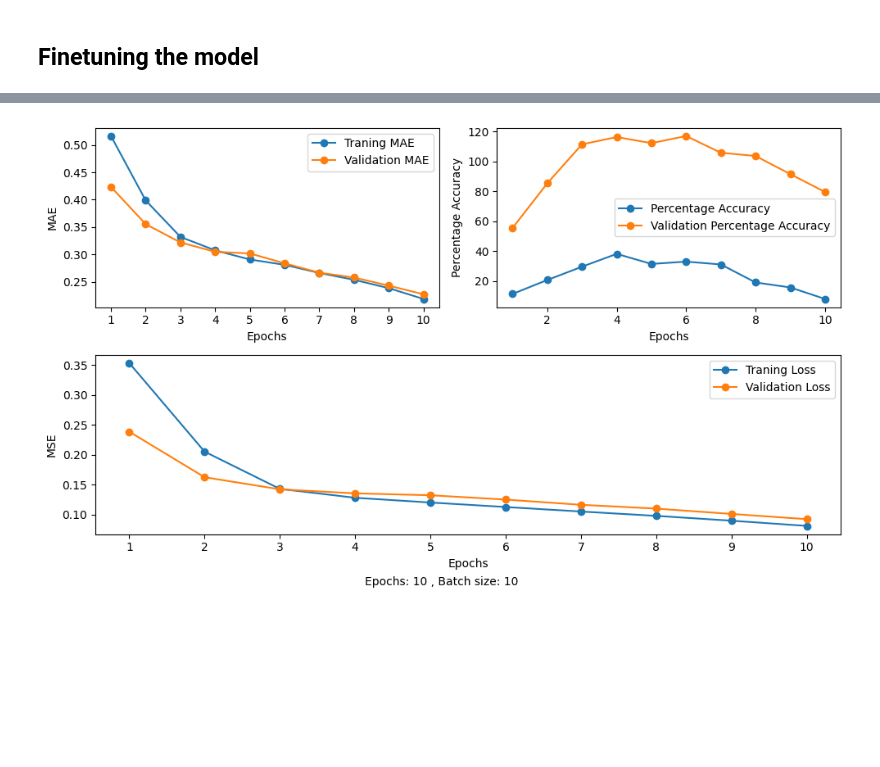
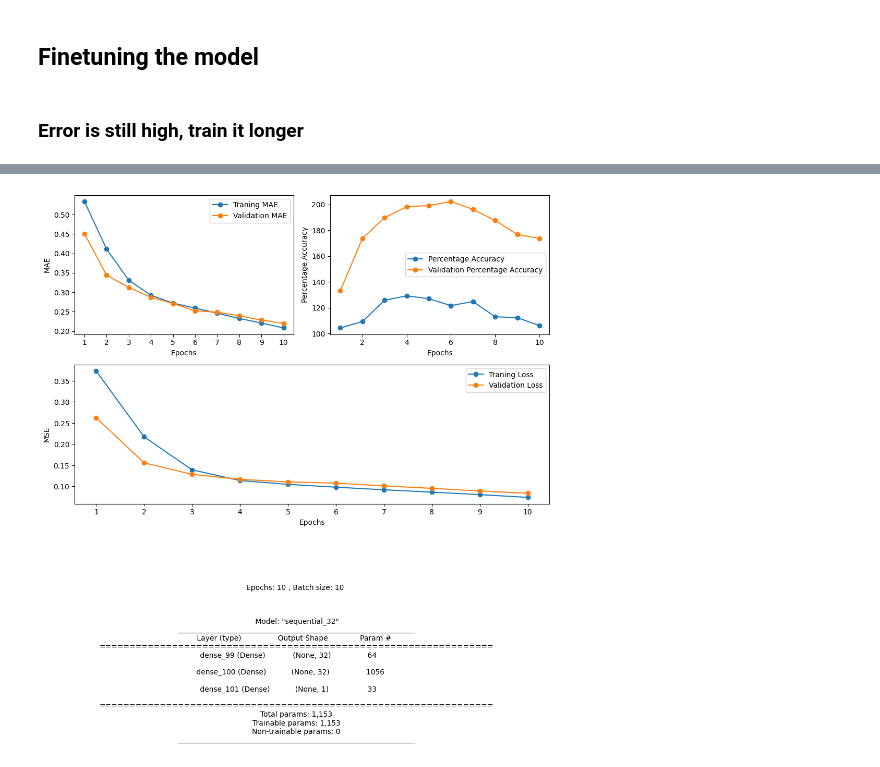
Before and after one commit to gyulii/DiWHY-AI, a Jupyter notebook: Sine_regression/sine_regression.ipynb, the cells around one changed output, grey strips where cells are left out. Saved outputs shown, nothing was run; the diff lists cells and outputs as text; code cells hidden in the pictures; blank space fills up the shorter version.

```diff
--- a/Sine_regression/sine_regression.ipynb
+++ b/Sine_regression/sine_regression.ipynb
@@ -167,7 +170,7 @@ metrics.get_data()
 #https://www.tensorflow.org/api_docs/python/tf/keras/metrics/mean_absolute_percentage_error
 
 def percentage_metric(y_true, y_pred):
-        result = (100. * np.mean(np.abs((y_true - y_pred) / y_true), axis=-1)) - 100
+        result = (100. * np.mean(np.abs((y_true - y_pred) / y_true), axis=-1))
 
         #First value of all batch during the traning, can be observed during traning
 
@@ -179,6 +182,7 @@ def percentage_metric(y_true, y_pred):
 # %%
 
 import matplotlib.gridspec as gridspec
+from textwrap import wrap
 
 def training_plot(history , epoch , batch_size, model_summary = ""):
 
@@ -203,7 +207,7 @@ def training_plot(history , epoch , batch_size, model_summary = ""):
     custom_plot = plt.subplot(gs[0, 1])
 
     fig.set_figwidth(10)
-    fig.set_figheight(6)
+    fig.set_figheight(7)
 
 
     loss_plot.set_xticks(range(1 , len(loss) + 1)) # Only dislpay Epochs
@@ -229,7 +233,7 @@ def training_plot(history , epoch , batch_size, model_summary = ""):
     custom_plot.legend()
 
 
-    text = fig.text(0.50, 0.02, f'Epochs: {epoch} , Batch size: {batch_size} \n {model_summary}', horizontalalignment='center',  wrap=False )
+    text = fig.text(0.50, -0.62, f'Epochs: {epoch} , Batch size: {batch_size} \n\n\n\n {model_summary}', horizontalalignment='center',  wrap=False )
 
     fig.tight_layout(rect=(0,.05,1,1))
     plt.show()
@@ -295,19 +292,19 @@ training_plot(history , epoch, batch_size, summary(model))
 # %% [markdown]
 ## Finetuning the model
+# %% [markdown]
+### Error is still high, train it longer
 # %%
 model = models.Sequential()
 model.add(layers.Dense(32, activation='relu', input_shape = (1,)))
 model.add(layers.Dense(32, activation='relu'))
 model.add(layers.Dense(1))
 model.compile(optimizer='rmsprop', loss='mse', metrics=['mean_absolute_error'  , percentage_metric] , run_eagerly=True)
-
 epoch = 10
 batch_size = 10
 
 history = model.fit(X_train, Y_train,
                     validation_data=(X_val, Y_val),
-                    epochs=epoch, batch_size=batch_size, verbose=1)
+                    epochs=epoch, batch_size=batch_size, verbose=0)
 
-
-training_plot(history , epoch, batch_size)
+training_plot(history , epoch, batch_size, summary(model))
 # %% [output]
@@ -334 +311 @@ Epoch 10/10
-[figure, old version]
+[figure, new version]
```
Also changed, not shown: parts of 31 cells of this notebook.
